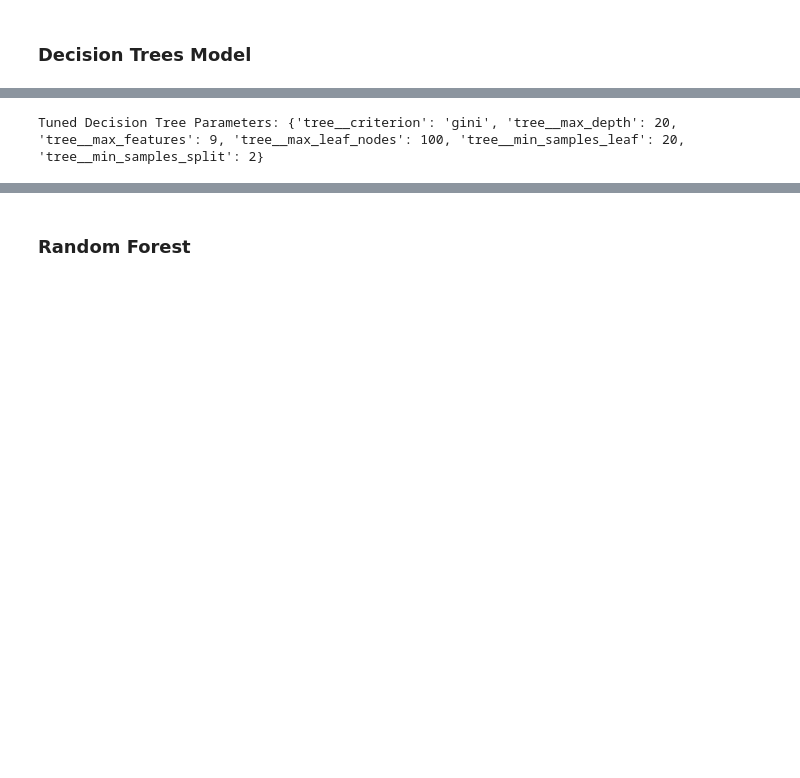
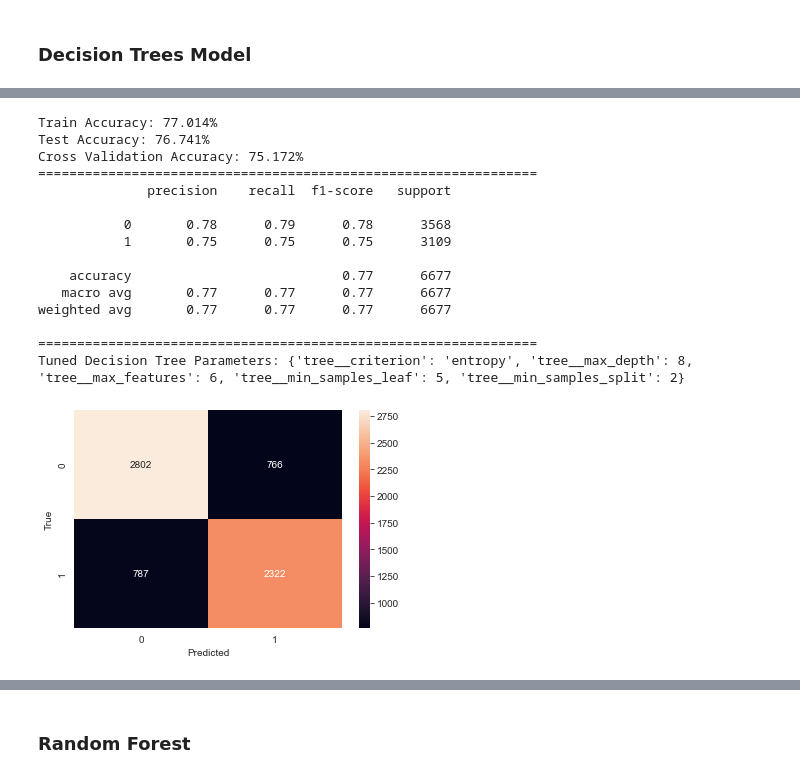
Before and after one commit to waihiga9/H1N1_and_Seasonal_Flu_Vaccines, a Jupyter notebook: SeasonalFlu_Vaccine_Prediction.ipynb, the cells around one changed output, grey strips where cells are left out. Cells and saved outputs as stored; diff of their text form; code cells hidden in the pictures; blank space fills up the shorter version.

```diff
--- a/SeasonalFlu_Vaccine_Prediction.ipynb
+++ b/SeasonalFlu_Vaccine_Prediction.ipynb
@@ -623,30 +609,43 @@ weighted avg       0.75      0.75      0.75      6677
 [figure]
 # %%
 pipeline_dt = Pipeline([('scaler' , StandardScaler()),
-                        ('tree', DecisionTreeClassifier(random_state=123))])
+                        ('tree', DecisionTreeClassifier())])
 
 # trying to find the right parameters.
 
-param_dist = {"tree__max_depth": [2, 20, 60, 70, 100],
-              "tree__max_features": [1, 2, 3, 4, 5, 6, 7, 8, 9],
-              "tree__min_samples_leaf": [1, 20, 40],
-              'tree__max_leaf_nodes': [None, 5, 10, 50, 100],
+param_dist = {"tree__max_depth": [5,6,7,8],
+              "tree__max_features": [1,2,3,4,5,6],
+              "tree__min_samples_leaf": [5,6,7],
               "tree__criterion": ["gini", "entropy"],
-              'tree__min_samples_split': [2, 10, 50]}
+              'tree__min_samples_split': [2,10]}
 
-
+cv = 5
 # RandomizedSearchCV object: tree_cv
 tree_cv = GridSearchCV(estimator=pipeline_dt,
                        param_grid=param_dist,
-                       cv=10,
+                       cv=cv,
                        scoring='accuracy')
 
 # Fit it to the data
-tree_cv.fit(X_train, y_train)
-
-# Print the tuned parameters and score
+fit_evaluate_model(tree_cv, X_train,y_train,X_test,y_test)
+# Print the tuned parameters
 print("Tuned Decision Tree Parameters: {}".format(tree_cv.best_params_))
 # %% [output]
-Tuned Decision Tree Parameters: {'tree__criterion': 'gini', 'tree__max_depth': 20, 'tree__max_features': 9, 'tree__max_leaf_nodes': 100, 'tree__min_samples_leaf': 20, 'tree__min_samples_split': 2}
+Train Accuracy: 77.014%
+Test Accuracy: 76.741%
+Cross Validation Accuracy: 75.172%
+================================================================
+              precision    recall  f1-score   support
+
+           0       0.78      0.79      0.78      3568
+           1       0.75      0.75      0.75      3109
+
+    accuracy                           0.77      6677
+   macro avg       0.77      0.77      0.77      6677
+weighted avg       0.77      0.77      0.77      6677
+
+================================================================
+Tuned Decision Tree Parameters: {'tree__criterion': 'entropy', 'tree__max_depth': 8, 'tree__max_features': 6, 'tree__min_samples_leaf': 5, 'tree__min_samples_split': 2}
+[figure, added]
 # %%
 # Using the tuned decision tree parameters
```
Also changed, not shown: parts of 19 cells of this notebook.
